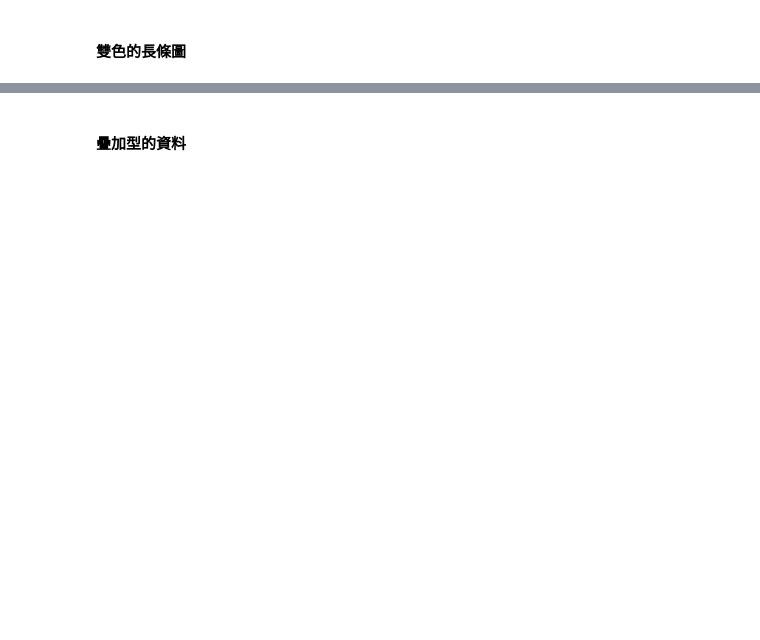
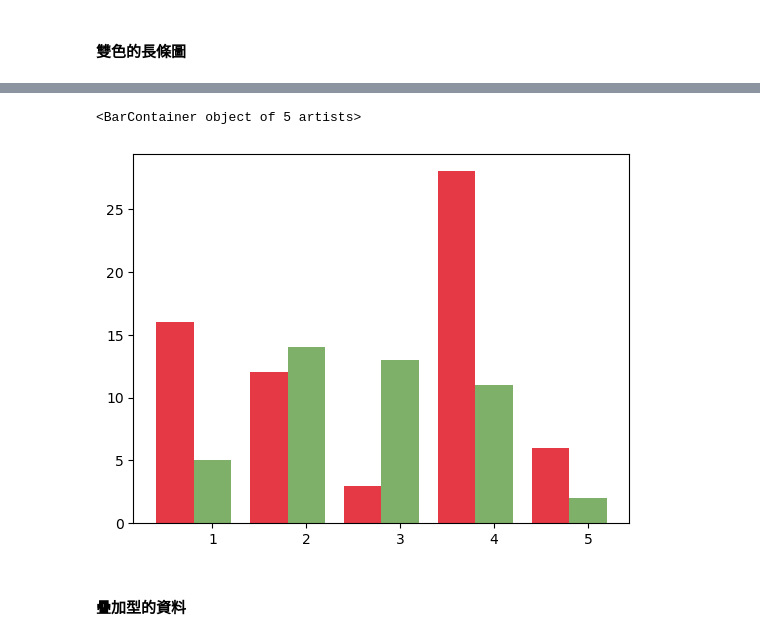
Before and after one commit to Yueh0315/IMLP, a Jupyter notebook: Unit02/2.3.2_Matplotlib資料視覺化.ipynb, the cells around one changed output, grey strips where cells are left out. Cells and saved outputs as stored; diff of their text form; code cells hidden in the pictures; blank space fills up the shorter version.

```diff
--- a/Unit02/2.3.2_Matplotlib資料視覺化.ipynb
+++ b/Unit02/2.3.2_Matplotlib資料視覺化.ipynb
@@ -283,2 +282,11 @@ plt.bar(np.arange(0.6,5), np.random.randint(1,30,5))
+# %%
+x = np.arange(1,6)
+y1 = np.random.randint(1,30,5)
+y2 = np.random.randint(1,30,5)
+plt.bar(x-0.4, y1, width=0.4, ec='none', fc='#e63946')
+plt.bar(x, y2, width=0.4, ec='none', fc='#7fb069')
+# %% [output]
+<BarContainer object of 5 artists>
+[figure, added]
 # %% [markdown]
 #### 疊加型的資料
```
Also changed, not shown: parts of 42 cells of this notebook.
